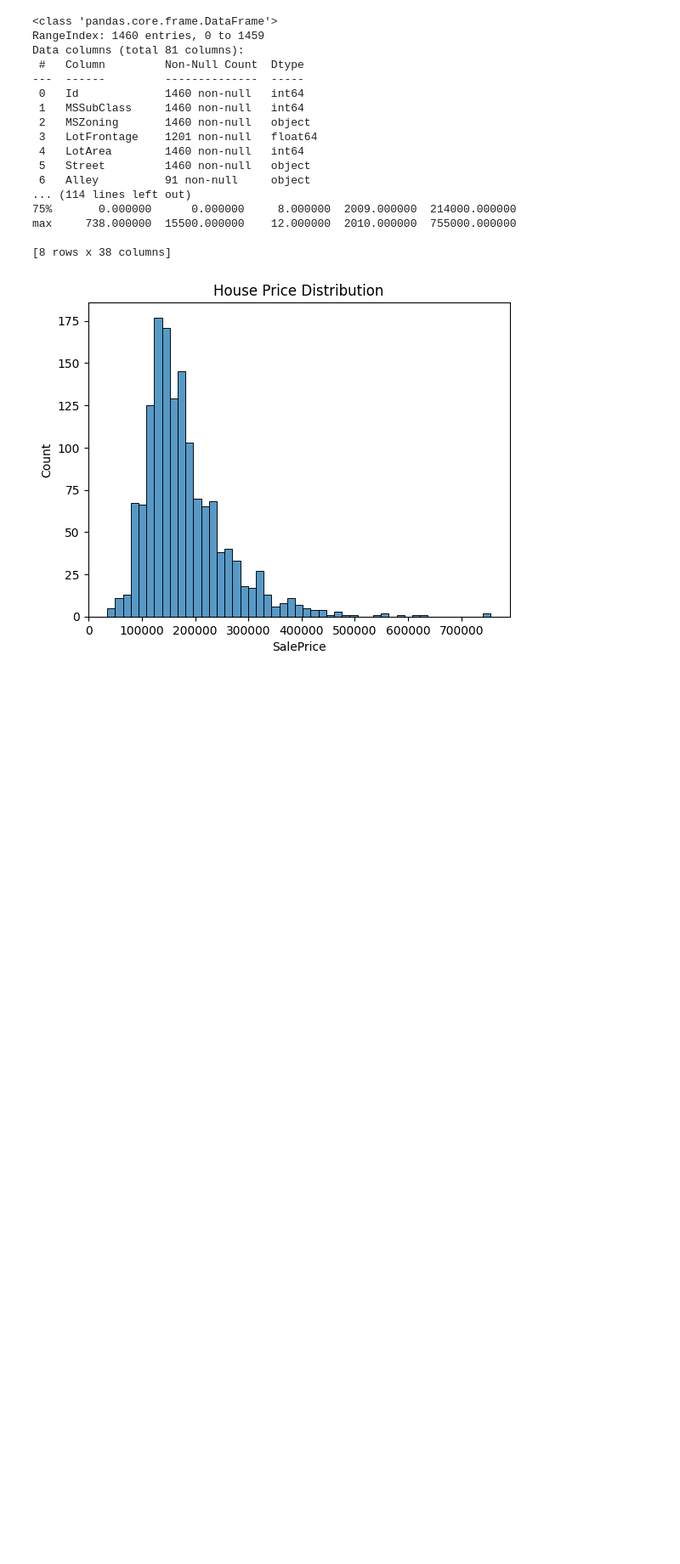
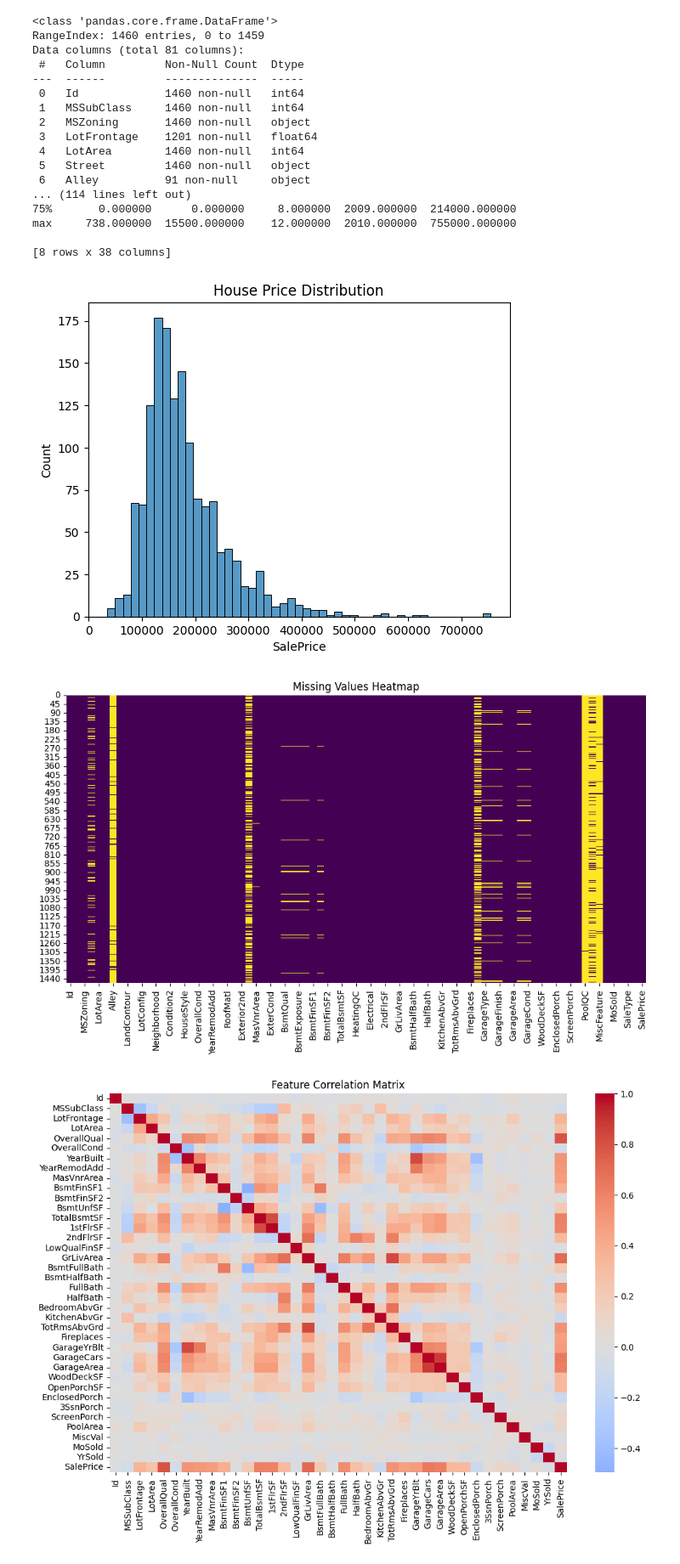
Before and after one commit to portfolio-house/house_price_prediction, a Jupyter notebook: notebooks/01_EDA.ipynb, the cells around one changed output. Shown at 85% size. Drawn from its saved outputs; the diff is of its cells as text; code cells hidden in the pictures; blank space fills up the shorter version.

```diff
--- a/notebooks/01_EDA.ipynb
+++ b/notebooks/01_EDA.ipynb
@@ -32,3 +33,41 @@ max     738.000000  15500.000000    12.000000  2010.000000  755000.000000
 
 [8 rows x 38 columns]
 [figure]
+# %%
+# Missing values heatmap
+plt.figure(figsize=(12,6))
+sns.heatmap(df.isnull(), cbar=False, cmap='viridis')
+plt.title('Missing Values Heatmap')
+plt.show()
+
+# Correlation matrix (numeric columns only)
+plt.figure(figsize=(12,8))
+corr = df.select_dtypes(include=[np.number]).corr()
+sns.heatmap(corr, annot=False, cmap='coolwarm', center=0)
+plt.title('Feature Correlation Matrix')
+plt.savefig("../reports/figures/corr_matrix.png")
+plt.show()
+
+# Top correlated features with SalePrice
+corr_target = corr['SalePrice'].sort_values(ascending=False)
+print(corr_target.head(10))
+
+# Scatter plots for top 3 correlated features
+top_features = corr_target.index[1:4]
+fig, axes = plt.subplots(1, 3, figsize=(18, 5))
+for i, feature in enumerate(top_features):
+    sns.scatterplot(x=df[feature], y=df['SalePrice'], ax=axes[i])
+    axes[i].set_title(f'{feature} vs SalePrice')
+plt.tight_layout()
+plt.savefig("../reports/figures/predictions.png")
+plt.show()
+
+# Boxplot for a key categorical feature (e.g., Neighborhood)
+plt.figure(figsize=(12,6))
+sns.boxplot(x='Neighborhood', y='SalePrice', data=df)
+plt.xticks(rotation=90)
+plt.title('SalePrice by Neighborhood')
+plt.show()
+# %% [output]
+[figure, added]
+[figure, added]
```
Also changed, not shown: parts of 2 cells of this notebook, 17 other files.
